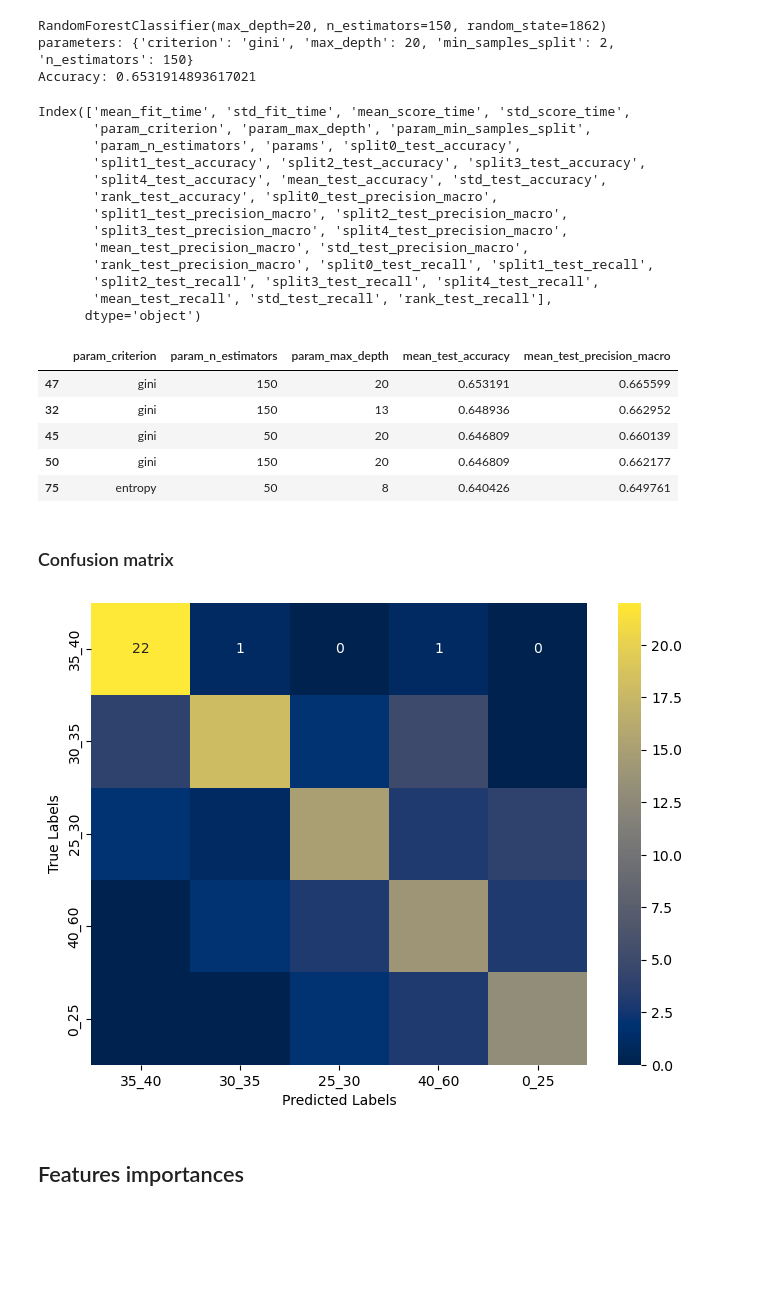
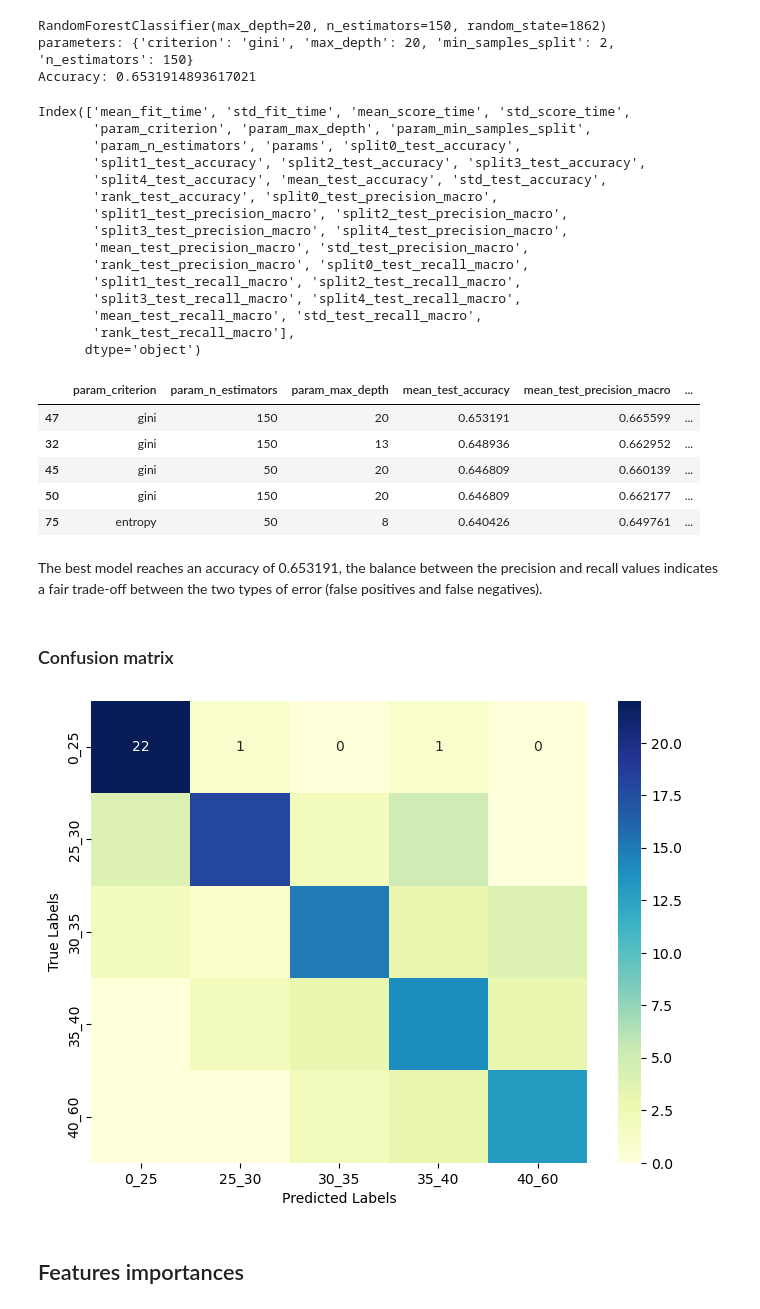
Before and after one commit to alfredcargar/master-thesis, a Jupyter notebook: notebooks/classification_model.ipynb, the cells around one changed output. Drawn from its saved outputs; the diff is of its cells as text; code cells hidden in the pictures; blank space fills up the shorter version.

Commit message:
plots

```diff
--- a/notebooks/classification_model.ipynb
+++ b/notebooks/classification_model.ipynb
@@ -105,7 +109,6 @@ params = {
     'max_depth':[5, 8, 13, 20],
     'min_samples_split':[2, 4, 8, 16, 40]
 }
-metrics = ['accuracy','precision_macro','recall']
 # %%
 grid = GridSearchCV(
     estimator=rf_base,
@@ -140,7 +143,8 @@ Accuracy: 0.6531914893617021
 # top 5 results by accuracy
 results = pd.DataFrame(grid.cv_results_).sort_values(by='mean_test_accuracy', ascending=False)
 print(results.columns)
-results[['param_criterion','param_n_estimators','param_max_depth','mean_test_accuracy','mean_test_precision_macro']].head(5)
+results[['param_criterion','param_n_estimators','param_max_depth','mean_test_accuracy','mean_test_precision_macro',
+        'mean_test_recall_macro']].head(5)
 # %% [output]
 Index(['mean_fit_time', 'std_fit_time', 'mean_score_time', 'std_score_time',
        'param_criterion', 'param_max_depth', 'param_min_samples_split',
@@ -151,28 +155,32 @@ Index(['mean_fit_time', 'std_fit_time', 'mean_score_time', 'std_score_time',
        'split1_test_precision_macro', 'split2_test_precision_macro',
        'split3_test_precision_macro', 'split4_test_precision_macro',
        'mean_test_precision_macro', 'std_test_precision_macro',
-       'rank_test_precision_macro', 'split0_test_recall', 'split1_test_recall',
-       'split2_test_recall', 'split3_test_recall', 'split4_test_recall',
-       'mean_test_recall', 'std_test_recall', 'rank_test_recall'],
+       'rank_test_precision_macro', 'split0_test_recall_macro',
+       'split1_test_recall_macro', 'split2_test_recall_macro',
+       'split3_test_recall_macro', 'split4_test_recall_macro',
+       'mean_test_recall_macro', 'std_test_recall_macro',
+       'rank_test_recall_macro'],
       dtype='object')
-|  | param_criterion | param_n_estimators | param_max_depth | mean_test_accuracy | mean_test_precision_macro |
-| 47 | gini | 150 | 20 | 0.653191 | 0.665599 |
-| 32 | gini | 150 | 13 | 0.648936 | 0.662952 |
-| 45 | gini | 50 | 20 | 0.646809 | 0.660139 |
-| 50 | gini | 150 | 20 | 0.646809 | 0.662177 |
-| 75 | entropy | 50 | 8 | 0.640426 | 0.649761 |
+|  | param_criterion | param_n_estimators | param_max_depth | mean_test_accuracy | mean_test_precision_macro | ... |
+| 47 | gini | 150 | 20 | 0.653191 | 0.665599 | ... |
+| 32 | gini | 150 | 13 | 0.648936 | 0.662952 | ... |
+| 45 | gini | 50 | 20 | 0.646809 | 0.660139 | ... |
+| 50 | gini | 150 | 20 | 0.646809 | 0.662177 | ... |
+| 75 | entropy | 50 | 8 | 0.640426 | 0.649761 | ... |
+# %% [markdown]
+The best model reaches an accuracy of 0.653191, the balance between the precision and recall values indicates a fair trade-off between the two types of error (false positives and false negatives).
 # %% [markdown]
 ### Confusion matrix
 # %%
 cm = confusion_matrix(y_test,y_pred)
 
 plt.figure(figsize=(8,6))
-sbn.heatmap(cm,annot=True,cmap='cividis',xticklabels=bins,yticklabels=bins)
+sbn.heatmap(cm,annot=True,cmap='YlGnBu',xticklabels=bins,yticklabels=bins)
 plt.xlabel('Predicted Labels')
 plt.ylabel('True Labels')
 plt.show()
 # %% [output]
-[figure, old version]
+[figure, new version]
 # %% [markdown]
 ## Features importances
 # %%
```
Also changed, not shown: parts of 24 cells of this notebook, 5 other files.
